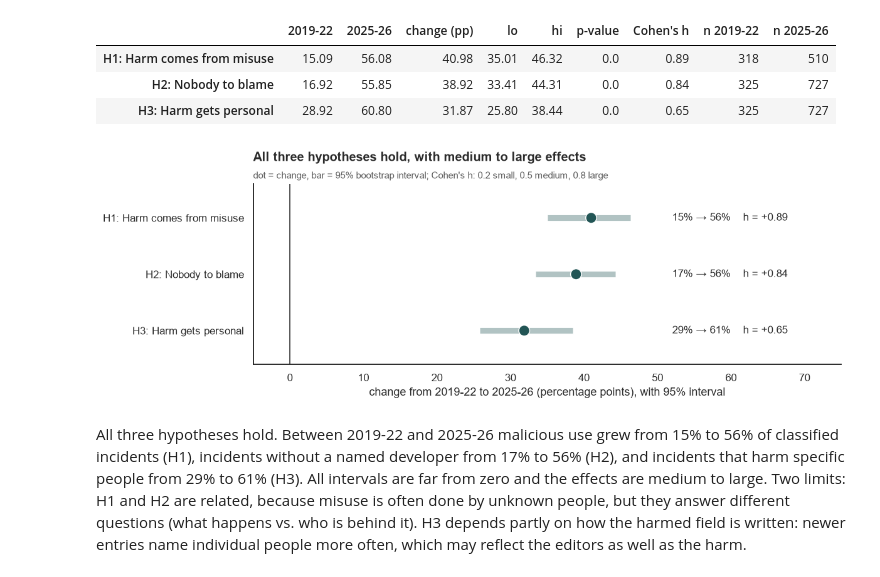
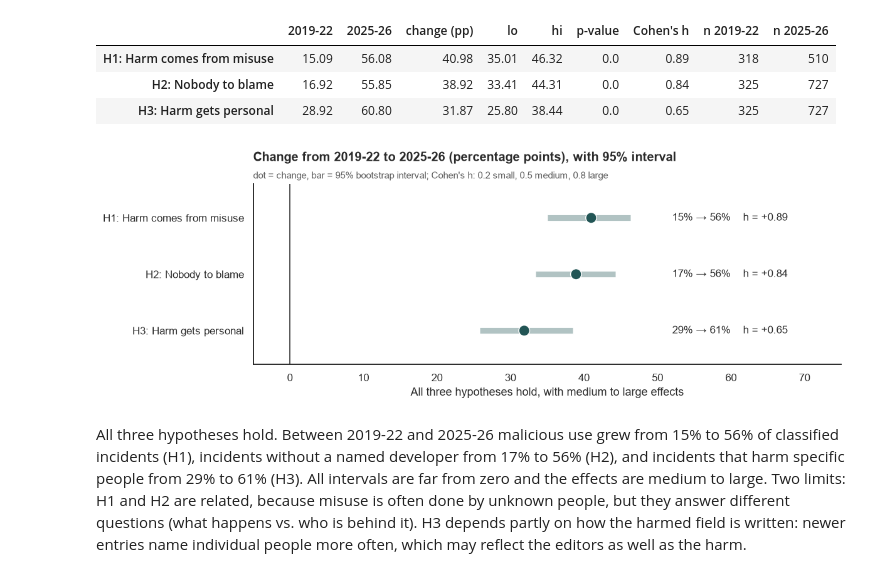
Before and after one commit to nnamyslowska/ai-incidents-analysis, a Jupyter notebook: ai_incidents.ipynb, the cells around one changed output. Saved outputs shown, nothing was run; the diff lists cells and outputs as text; code cells hidden in the pictures.

```diff
--- a/ai_incidents.ipynb
+++ b/ai_incidents.ipynb
@@ -1068,6 +1068,7 @@ plt.show()
 
 The subdomains show what the harm is. Each cell is the share of that subdomain among the classified incidents of the period; the coloured square shows the risk domain it belongs to.
 # %%
+top_sub = inc["subdomain"].value_counts().head(10).index
 heat = (pd.crosstab(inc["subdomain"], inc["period"], normalize="columns") * 100).loc[top_sub]
 heat.loc["Other subdomains"] = 100 - heat.sum()
 dom_of = inc.dropna(subset=["subdomain"]).groupby("subdomain")["dom_label"].agg(lambda s: s.mode()[0])
@@ -2115,22 +2111,22 @@ hyp.round(2)
 # %%
 fig, ax = plt.subplots(figsize=(11, 3.4))
 y = np.arange(len(hyp))[::-1]
 colors = [CMP_A] * len(hyp)
 ax.hlines(y, hyp["lo"], hyp["hi"], color=colors, lw=6, alpha=0.35)
 ax.scatter(hyp["change (pp)"], y, s=130, color=colors, zorder=3, edgecolor="white")
 for yi, (name, r) in zip(y, hyp.iterrows()):
     ax.text(52, yi, f"{r['2019-22']:.0f}% → {r['2025-26']:.0f}%    h = {r["Cohen's h"]:+.2f}", va="center", fontsize=11)
 ax.axvline(0, color=INK, lw=1)
 ax.set_yticks(y, hyp.index, fontsize=11)
 ax.set_xlim(-5, 75)
 ax.set_ylim(-0.6, len(hyp) - 0.4)
-ax.set_xlabel("change from 2019-22 to 2025-26 (percentage points), with 95% interval")
-titles(ax, "All three hypotheses hold, with medium to large effects",
+ax.set_xlabel("All three hypotheses hold, with medium to large effects")
+titles(ax, "Change from 2019-22 to 2025-26 (percentage points), with 95% interval",
        "dot = change, bar = 95% bootstrap interval; Cohen's h: 0.2 small, 0.5 medium, 0.8 large")
 save(fig, "29_hypotheses")
 plt.show()
 # %% [output]
-[figure, old version]
+[figure, new version]
 # %% [markdown]
 All three hypotheses hold. Between 2019-22 and 2025-26 malicious use grew from 15% to 56% of classified incidents (H1), incidents without a named developer from 17% to 56% (H2), and incidents that harm specific people from 29% to 61% (H3). All intervals are far from zero and the effects are medium to large. Two limits: H1 and H2 are related, because misuse is often done by unknown people, but they answer different questions (what happens vs. who is behind it). H3 depends partly on how the harmed field is written: newer entries name individual people more often, which may reflect the editors as well as the harm.
 # %% [markdown]
```
Also changed, not shown: parts of 10 cells of this notebook.
